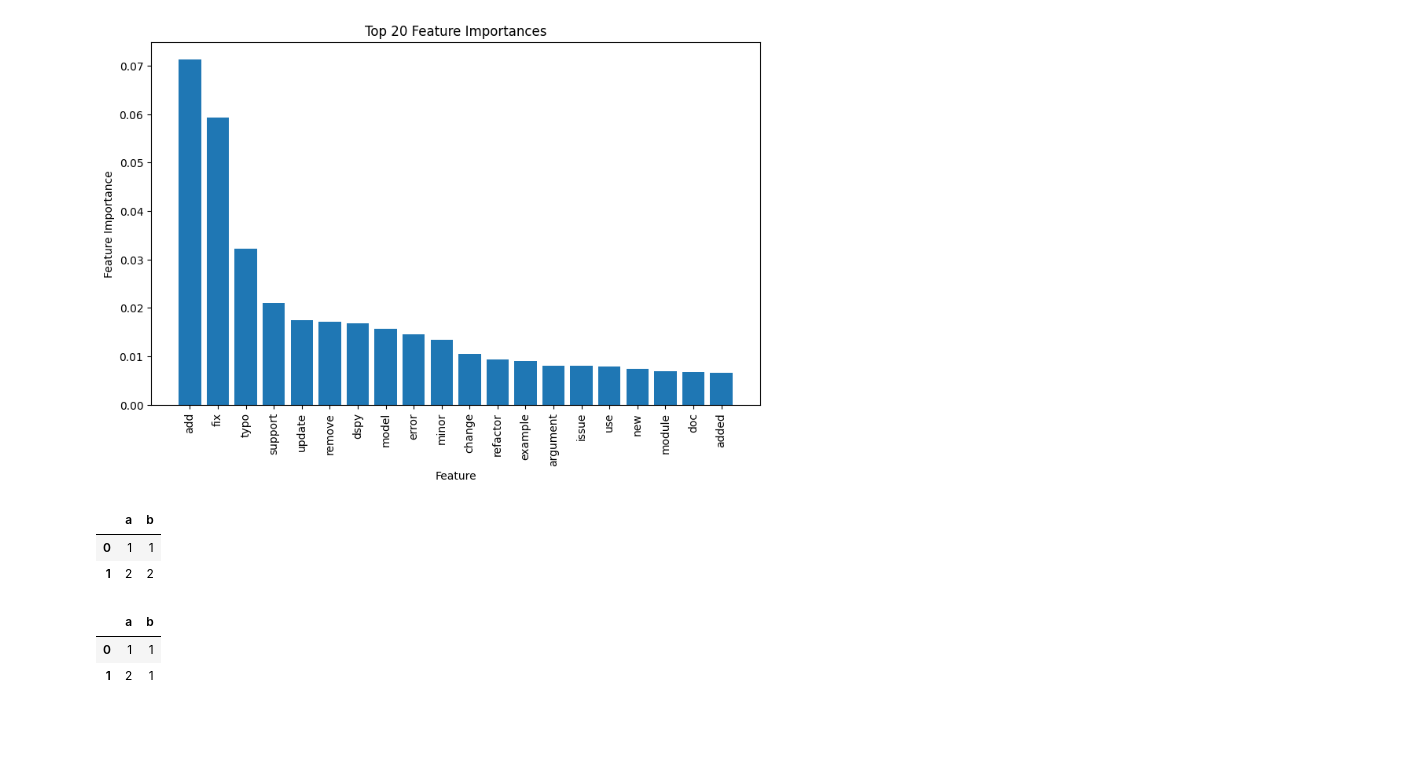
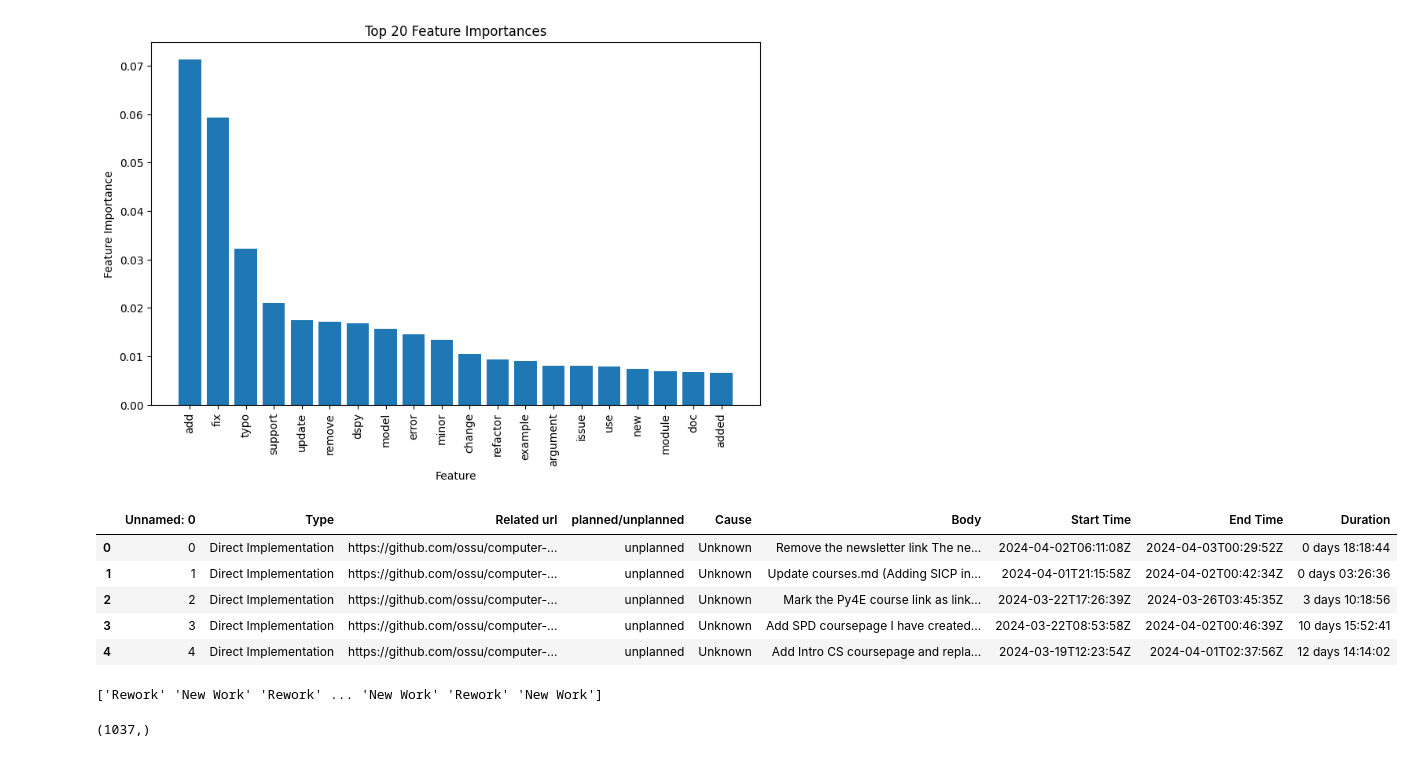
Before and after one commit to NightD116/Characterizing-iteration-in-software-developement, a Jupyter notebook: GitHub_data_extraction.ipynb, the cells around one changed output. Drawn from its saved outputs; the diff is of its cells as text; code cells hidden in the pictures; blank space fills up the shorter version.

```diff
--- a/GitHub_data_extraction.ipynb
+++ b/GitHub_data_extraction.ipynb
@@ -521,18 +521,28 @@ plt.savefig("feature_importances.pdf")
 plt.show()
 # %% [output]
 [figure]
-# %%
-df = pd.DataFrame({"a": [1,2], "b": [1,2]})
-df
-# %% [output]
-|  | a | b |
-| 0 | 1 | 1 |
-| 1 | 2 | 2 |
-# %%
-t = [1,1]
-df["b"] = t
-df
-# %% [output]
-|  | a | b |
-| 0 | 1 | 1 |
-| 1 | 2 | 1 |
+# %%
+iterations_df = pd.read_csv("ossu_computer-science_iterations_detected_data.csv")
+iterations_df.head()
+# %% [output]
+|  | Unnamed: 0 | Type | Related url | planned/unplanned | Cause | Body | Start Time | End Time | Duration |
+| 0 | 0 | Direct Implementation | https://github.com/ossu/computer-... | unplanned | Unknown | Remove the newsletter link The ne... | 2024-04-02T06:11:08Z | 2024-04-03T00:29:52Z | 0 days 18:18:44 |
+| 1 | 1 | Direct Implementation | https://github.com/ossu/computer-... | unplanned | Unknown | Update courses.md (Adding SICP in... | 2024-04-01T21:15:58Z | 2024-04-02T00:42:34Z | 0 days 03:26:36 |
+| 2 | 2 | Direct Implementation | https://github.com/ossu/computer-... | unplanned | Unknown | Mark the Py4E course link as link... | 2024-03-22T17:26:39Z | 2024-03-26T03:45:35Z | 3 days 10:18:56 |
+| 3 | 3 | Direct Implementation | https://github.com/ossu/computer-... | unplanned | Unknown | Add SPD coursepage I have created... | 2024-03-22T08:53:58Z | 2024-04-02T00:46:39Z | 10 days 15:52:41 |
+| 4 | 4 | Direct Implementation | https://github.com/ossu/computer-... | unplanned | Unknown | Add Intro CS coursepage and repla... | 2024-03-19T12:23:54Z | 2024-04-01T02:37:56Z | 12 days 14:14:02 |
+# %%
+models = joblib.load("trained_Random Forest_model.pkl")
+unknown_iterations = iterations_df[iterations_df["Cause"] == "Unknown"]
+
+X_pred = iterations_df["Body"].astype(str).apply(preprocess_data)
+tfidf_vectorizer = TfidfVectorizer(max_features=1000)
+X_pred_tf_idf = tfidf_vectorizer.fit_transform(X_pred)
+y_pred = models.predict(X_pred_tf_idf)
+print(y_pred)
+# %% [output]
+['Rework' 'New Work' 'Rework' ... 'New Work' 'Rework' 'New Work']
+# %%
+y_pred.shape
+# %% [output]
+(1037,)
```
Also changed, not shown: parts of 1 cell of this notebook, 10 other files.
